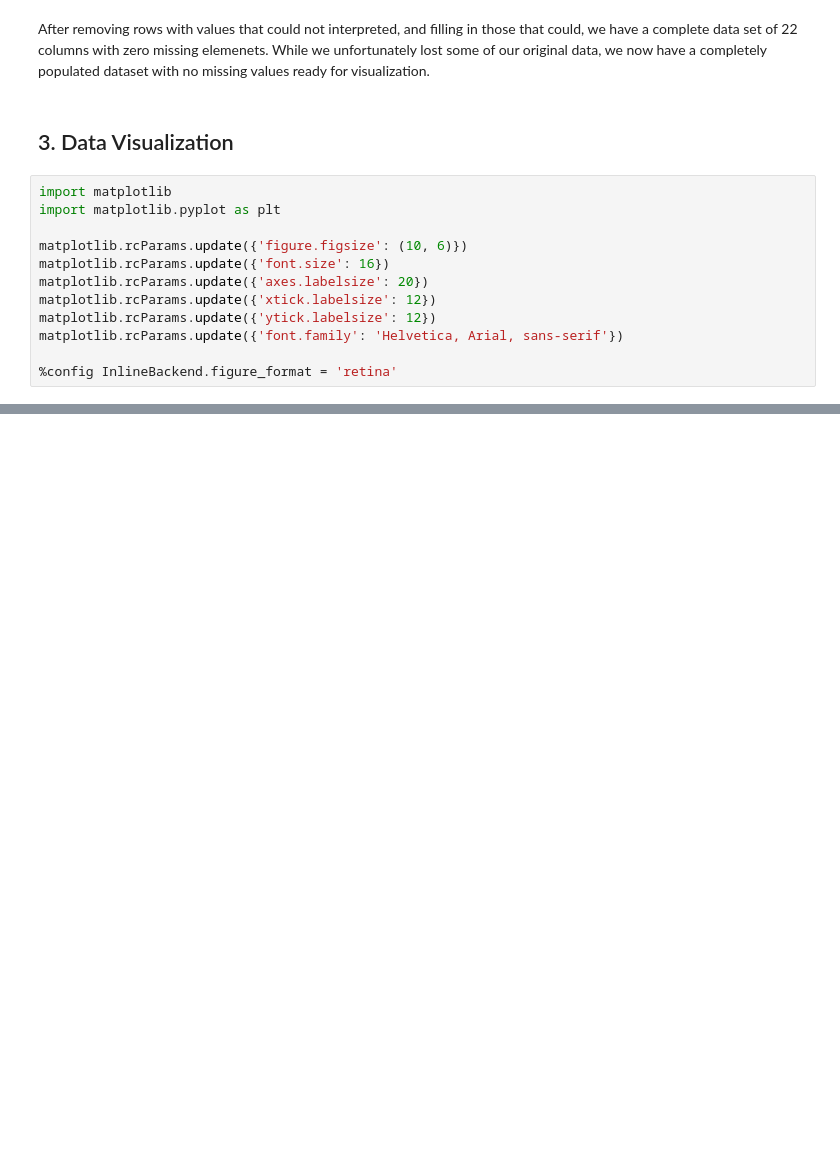
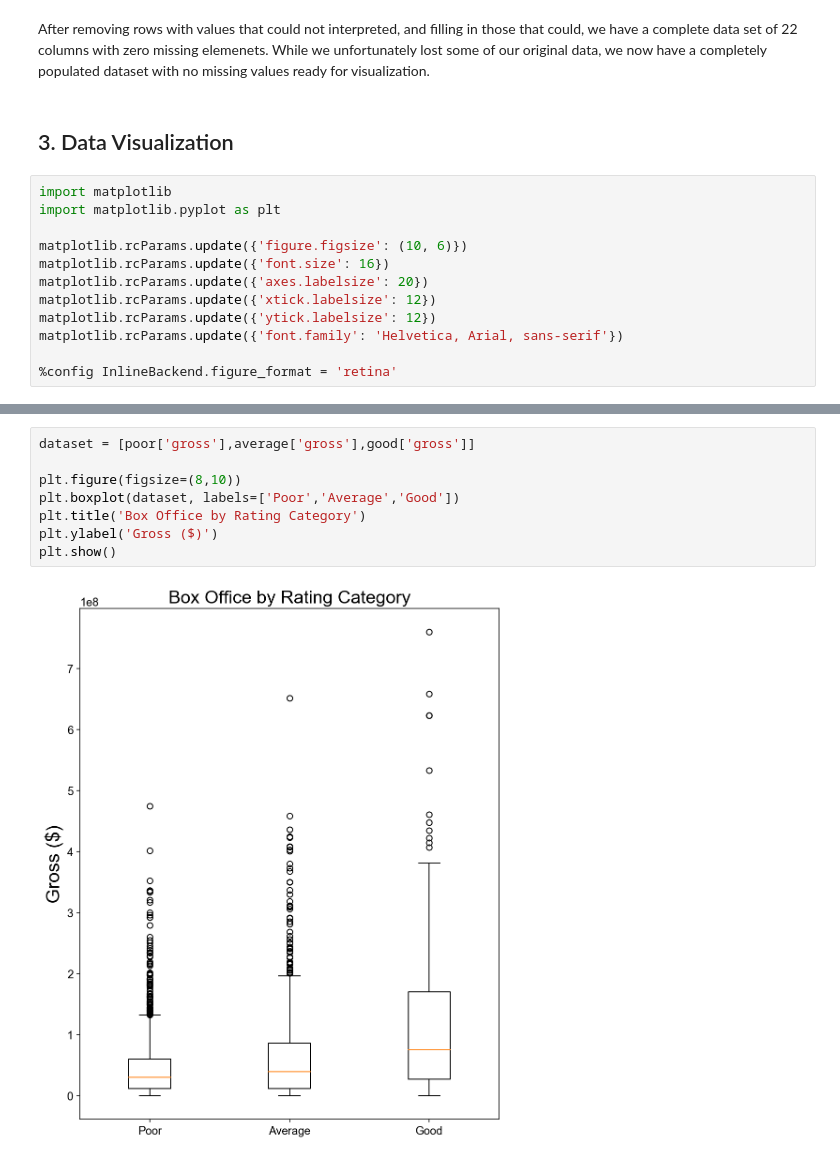
Before and after one commit to SMU-ML-2017/Project1, a Jupyter notebook: ML Lab 1.ipynb, the cells around one changed output, grey strips where cells are left out. Cells and saved outputs as stored; diff of their text form; blank space fills up the shorter version.

```diff
--- a/ML Lab 1.ipynb
+++ b/ML Lab 1.ipynb
@@ -235,0 +247,10 @@ plt.show()
+# %%
+dataset = [poor['gross'],average['gross'],good['gross']]
+
+plt.figure(figsize=(8,10))
+plt.boxplot(dataset, labels=['Poor','Average','Good'])
+plt.title('Box Office by Rating Category')
+plt.ylabel('Gross ($)')
+plt.show()
+# %% [output]
+[figure, added]
```
Also changed, not shown: parts of 27 cells of this notebook.
